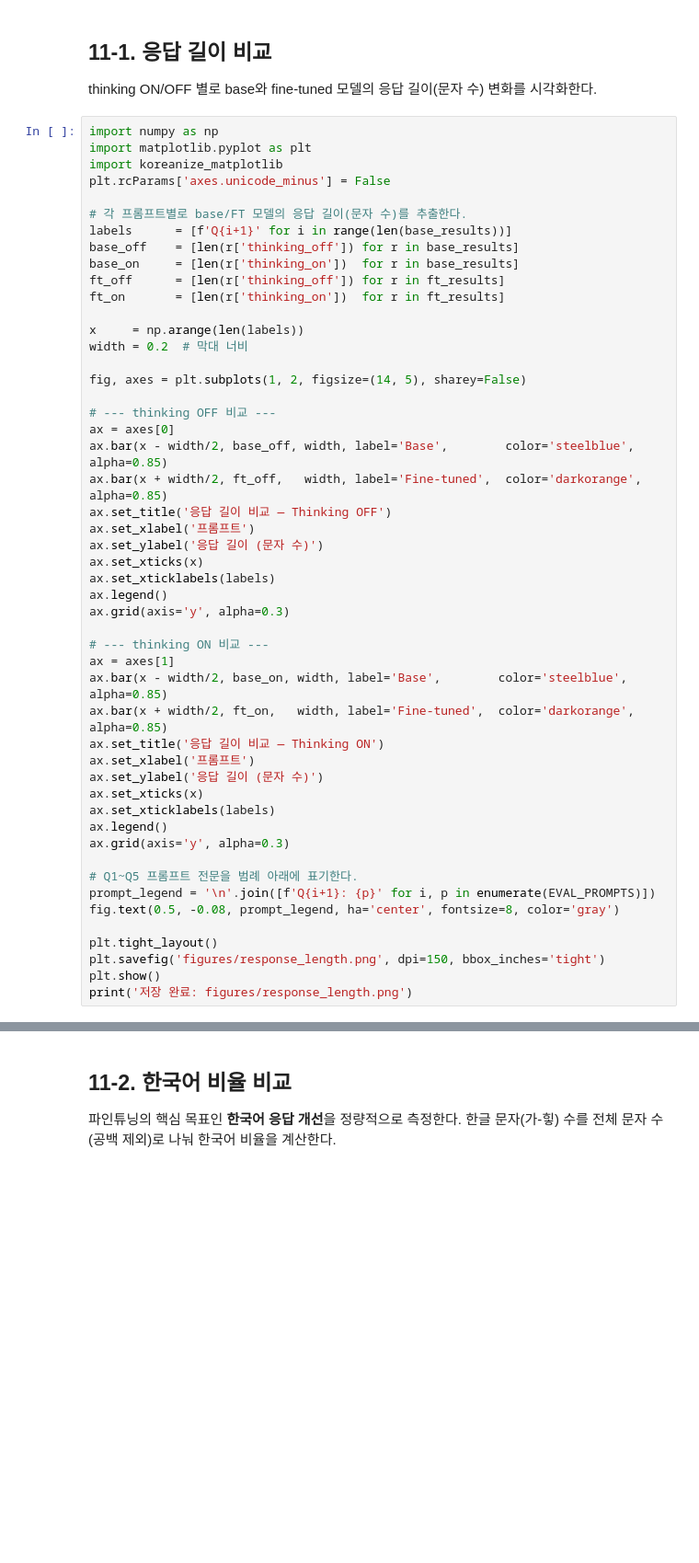
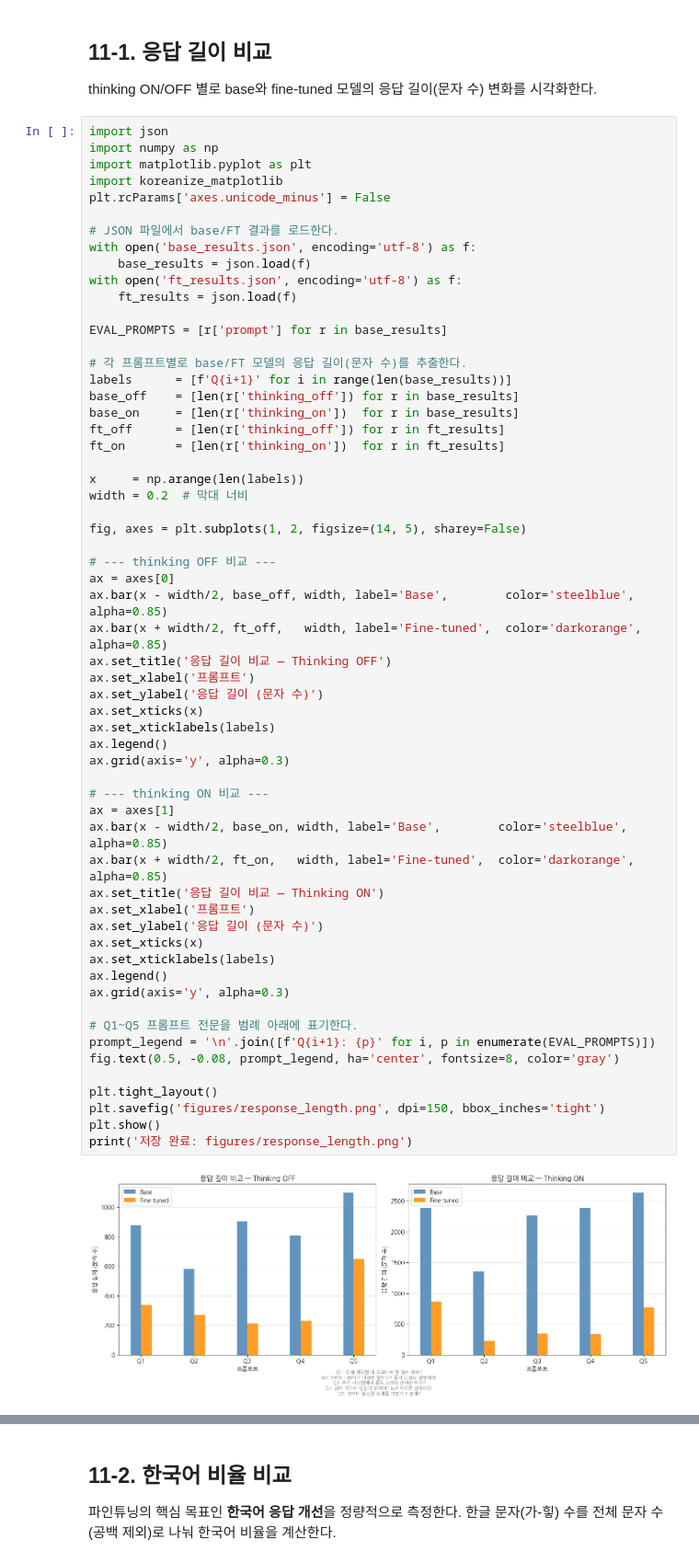
Before and after one commit to gogolucj/qwen3-lora-finetuning, a Jupyter notebook: finetuning.ipynb, the cells around one changed output, grey strips where cells are left out. Shown at 92% size. Saved outputs shown, nothing was run; the diff lists cells and outputs as text; blank space fills up the shorter version.

```diff
--- a/finetuning.ipynb
+++ b/finetuning.ipynb
@@ -473,10 +489,19 @@ Q: 전세 계약할 때 주의해야 할 점이 뭐야?
 ## 11-1. 응답 길이 비교
 thinking ON/OFF 별로 base와 fine-tuned 모델의 응답 길이(문자 수) 변화를 시각화한다.
 # %%
+import json
 import numpy as np
 import matplotlib.pyplot as plt
 import koreanize_matplotlib
 plt.rcParams['axes.unicode_minus'] = False
+
+# JSON 파일에서 base/FT 결과를 로드한다.
+with open('base_results.json', encoding='utf-8') as f:
+    base_results = json.load(f)
+with open('ft_results.json', encoding='utf-8') as f:
+    ft_results = json.load(f)
+
+EVAL_PROMPTS = [r['prompt'] for r in base_results]
 
 # 각 프롬프트별로 base/FT 모델의 응답 길이(문자 수)를 추출한다.
 labels      = [f'Q{i+1}' for i in range(len(base_results))]
@@ -496,30 +521,31 @@ ax.bar(x - width/2, base_off, width, label='Base',        color='steelblue',  al
 ax.bar(x + width/2, ft_off,   width, label='Fine-tuned',  color='darkorange', alpha=0.85)
 ax.set_title('응답 길이 비교 — Thinking OFF')
 ax.set_xlabel('프롬프트')
 ax.set_ylabel('응답 길이 (문자 수)')
 ax.set_xticks(x)
 ax.set_xticklabels(labels)
 ax.legend()
 ax.grid(axis='y', alpha=0.3)
 
 # --- thinking ON 비교 ---
 ax = axes[1]
 ax.bar(x - width/2, base_on, width, label='Base',        color='steelblue',  alpha=0.85)
 ax.bar(x + width/2, ft_on,   width, label='Fine-tuned',  color='darkorange', alpha=0.85)
 ax.set_title('응답 길이 비교 — Thinking ON')
 ax.set_xlabel('프롬프트')
 ax.set_ylabel('응답 길이 (문자 수)')
 ax.set_xticks(x)
 ax.set_xticklabels(labels)
 ax.legend()
 ax.grid(axis='y', alpha=0.3)
 
 # Q1~Q5 프롬프트 전문을 범례 아래에 표기한다.
 prompt_legend = '\n'.join([f'Q{i+1}: {p}' for i, p in enumerate(EVAL_PROMPTS)])
 fig.text(0.5, -0.08, prompt_legend, ha='center', fontsize=8, color='gray')
 
 plt.tight_layout()
 plt.savefig('figures/response_length.png', dpi=150, bbox_inches='tight')
 plt.show()
 print('저장 완료: figures/response_length.png')
 # %% [output]
+[figure, added]
```
Also changed, not shown: parts of 3 cells of this notebook, 3 other files.
